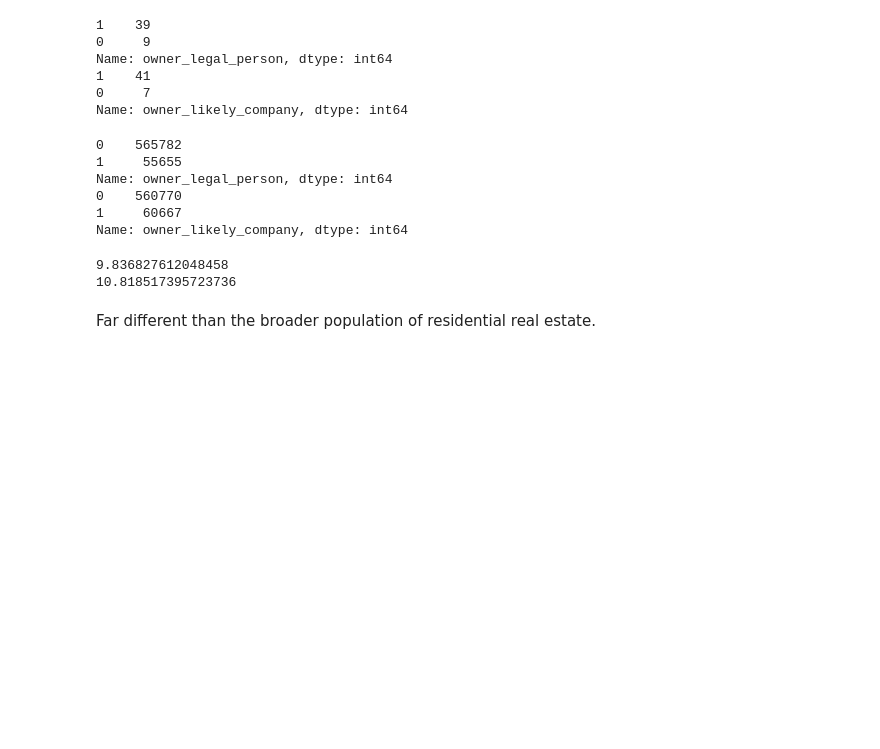
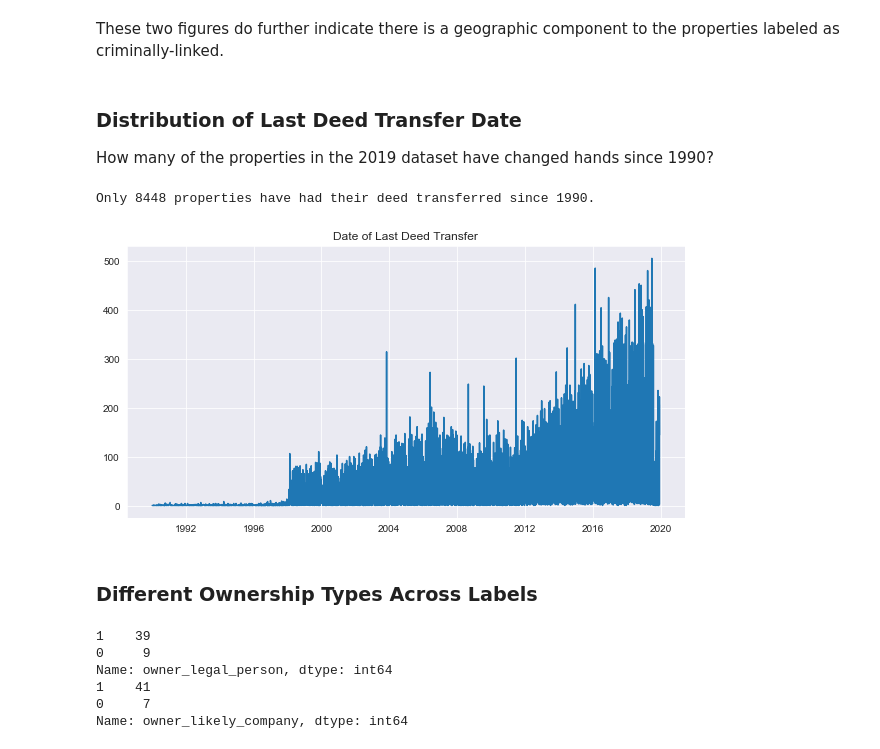
Before and after one commit to mpky/property_project, a Jupyter notebook: notebooks/Bexar_EDA.ipynb, the cells around one changed output. Saved outputs shown, nothing was run; the diff lists cells and outputs as text; code cells hidden in the pictures; blank space fills up the shorter version.

```diff
--- a/notebooks/Bexar_EDA.ipynb
+++ b/notebooks/Bexar_EDA.ipynb
@@ -151,3 +90,23 @@ As plotting the locations of these properties above showed, location does seem t
+# %% [markdown]
+These two figures do further indicate there is a geographic component to the properties labeled as criminally-linked.
+# %% [markdown]
+### Distribution of Last Deed Transfer Date
+
+How many of the properties in the 2019 dataset have changed hands since 1990?
+# %%
+num_transfer = prop_df.deed_dt.value_counts().sort_index().loc['1990-01-01':,].count()
+print("{} properties have had their deed transferred since 1990.".format(num_transfer))
+
+# What is the distribution of the deed_dt in the dataset Bexar County
+plt.figure(figsize=(10,5))
+plt.plot(prop_df.deed_dt.value_counts().sort_index().loc['1990-01-01':,])
+plt.title("Date of Last Deed Transfer")
+plt.show()
+# %% [output]
+Only 8448 properties have had their deed transferred since 1990.
+[figure, added]
+# %% [markdown]
+### Different Ownership Types Across Labels
 # %%
 # Are these properties owned by companies or people?
 print(prop_df[prop_df.crim_prop==1]['owner_legal_person'].value_counts())
@@ -159,22 +118,3 @@ Name: owner_legal_person, dtype: int64
 1    41
 0     7
 Name: owner_likely_company, dtype: int64
-# %%
-# How does that compare to the broader population?
-print(prop_df[prop_df.crim_prop!=1]['owner_legal_person'].value_counts())
-print(prop_df[prop_df.crim_prop!=1]['owner_likely_company'].value_counts())
-# %% [output]
-0    565782
-1     55655
-Name: owner_legal_person, dtype: int64
-0    560770
-1     60667
-Name: owner_likely_company, dtype: int64
-# %%
-print(55655/565782 * 100)
-print(60667/560770 * 100)
-# %% [output]
-9.836827612048458
-10.818517395723736
-# %% [markdown]
-Far different than the broader population of residential real estate.
```
Also changed, not shown: parts of 57 cells of this notebook.
